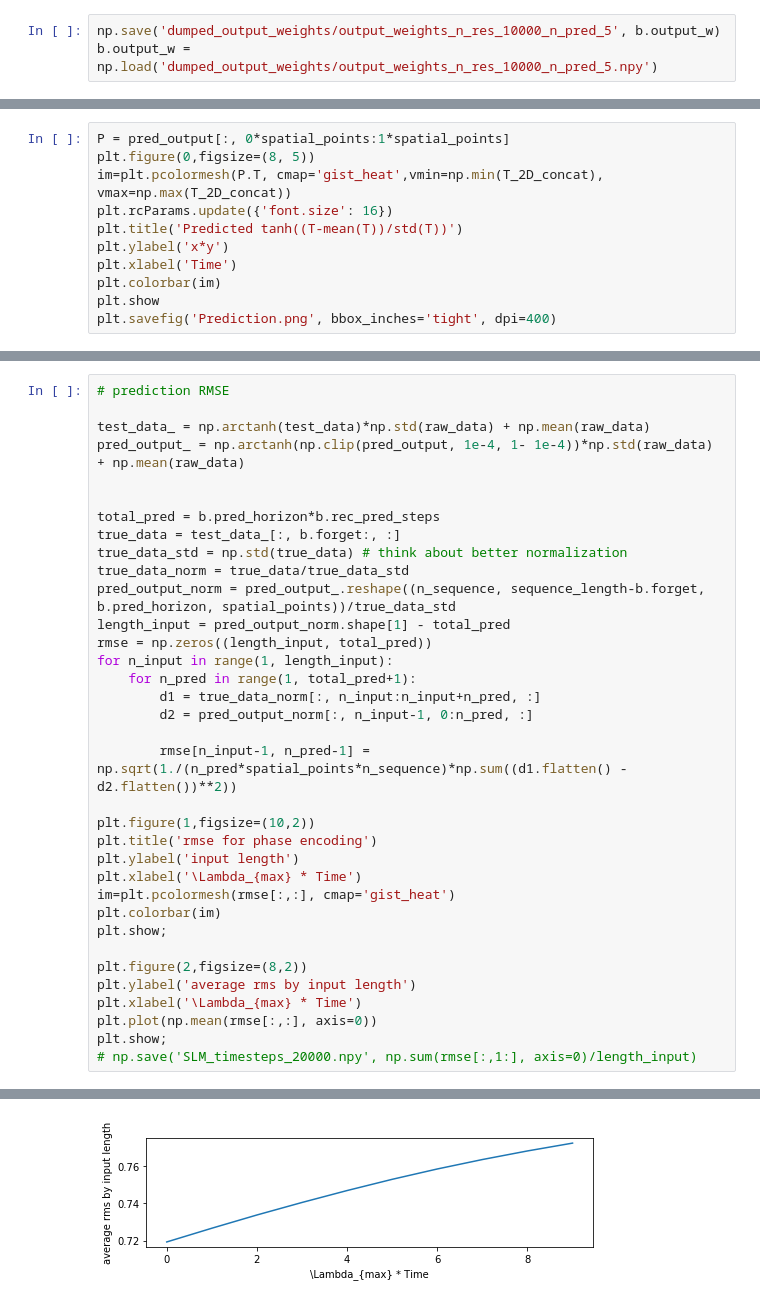
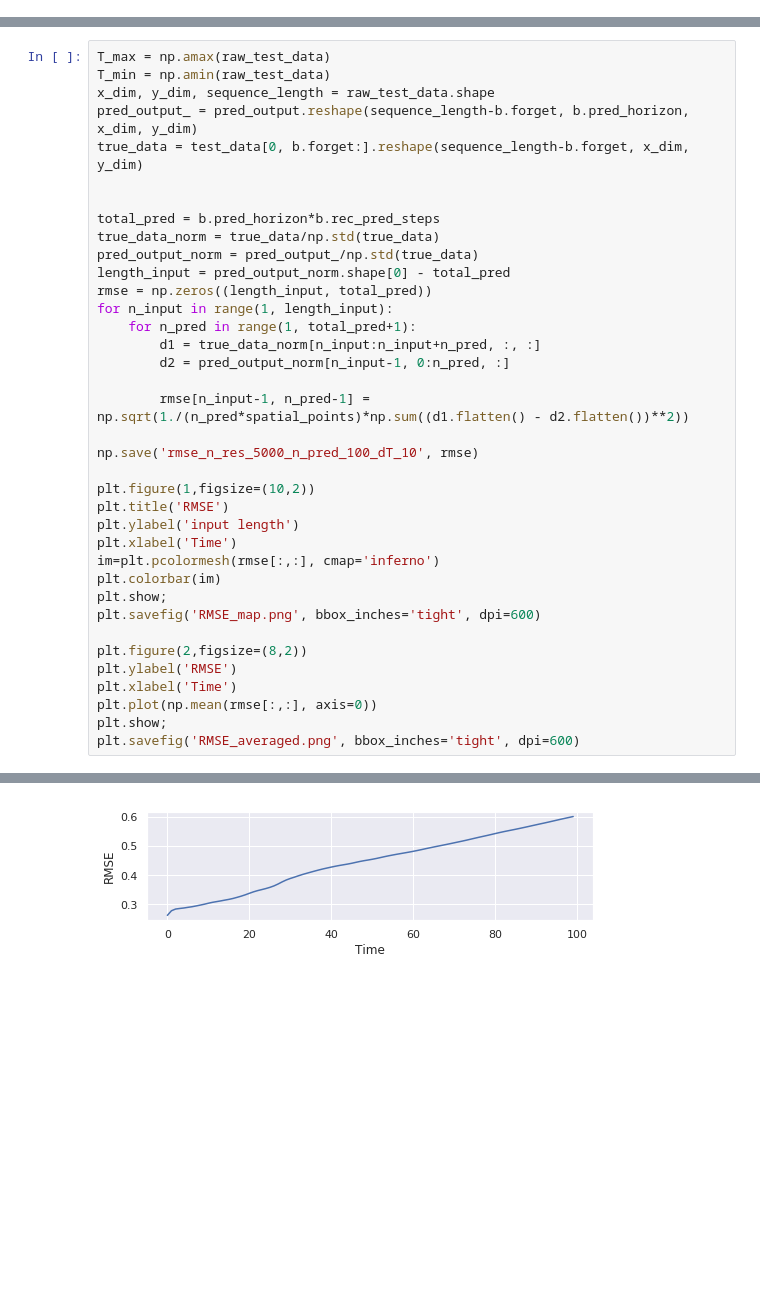
Before and after one commit to jon-dong/reservoir-computing-python, a Jupyter notebook: convection.ipynb, the cells around one changed output, grey strips where cells are left out. Drawn from its saved outputs; the diff is of its cells as text; blank space fills up the shorter version.

```diff
--- a/convection.ipynb
+++ b/convection.ipynb
@@ -107,3 +130,0 @@ pred_output, valid_score = b.predict_and_score(test_data, detailed_score=True)
-# %%
-np.save('dumped_output_weights/output_weights_n_res_10000_n_pred_5', b.output_w)
-b.output_w = np.load('dumped_output_weights/output_weights_n_res_10000_n_pred_5.npy')
@@ -219,11 +175,0 @@ plt.savefig('Test.png', bbox_inches='tight', dpi=400)
-# %%
-P = pred_output[:, 0*spatial_points:1*spatial_points]
-plt.figure(0,figsize=(8, 5))
-im=plt.pcolormesh(P.T, cmap='gist_heat',vmin=np.min(T_2D_concat), vmax=np.max(T_2D_concat))
-plt.rcParams.update({'font.size': 16})
-plt.title('Predicted tanh((T-mean(T))/std(T))')
-plt.ylabel('x*y')
-plt.xlabel('Time')
-plt.colorbar(im)
-plt.show
-plt.savefig('Prediction.png', bbox_inches='tight', dpi=400)
@@ -236,36 +226,38 @@ np.std(true_data)
 # %%
-# prediction RMSE
-
-test_data_ = np.arctanh(test_data)*np.std(raw_data) + np.mean(raw_data)
-pred_output_ = np.arctanh(np.clip(pred_output, 1e-4, 1- 1e-4))*np.std(raw_data) + np.mean(raw_data)
+T_max = np.amax(raw_test_data)
+T_min = np.amin(raw_test_data)
+x_dim, y_dim, sequence_length = raw_test_data.shape
+pred_output_ = pred_output.reshape(sequence_length-b.forget, b.pred_horizon, x_dim, y_dim)
+true_data = test_data[0, b.forget:].reshape(sequence_length-b.forget, x_dim, y_dim)
 
 
 total_pred = b.pred_horizon*b.rec_pred_steps
-true_data = test_data_[:, b.forget:, :]
-true_data_std = np.std(true_data) # think about better normalization
-true_data_norm = true_data/true_data_std
-pred_output_norm = pred_output_.reshape((n_sequence, sequence_length-b.forget, b.pred_horizon, spatial_points))/true_data_std
-length_input = pred_output_norm.shape[1] - total_pred
+true_data_norm = true_data/np.std(true_data)
+pred_output_norm = pred_output_/np.std(true_data)
+length_input = pred_output_norm.shape[0] - total_pred
 rmse = np.zeros((length_input, total_pred))
 for n_input in range(1, length_input):
     for n_pred in range(1, total_pred+1):
-        d1 = true_data_norm[:, n_input:n_input+n_pred, :]
-        d2 = pred_output_norm[:, n_input-1, 0:n_pred, :]
+        d1 = true_data_norm[n_input:n_input+n_pred, :, :]
+        d2 = pred_output_norm[n_input-1, 0:n_pred, :]
 
-        rmse[n_input-1, n_pred-1] = np.sqrt(1./(n_pred*spatial_points*n_sequence)*np.sum((d1.flatten() - d2.flatten())**2))
+        rmse[n_input-1, n_pred-1] = np.sqrt(1./(n_pred*spatial_points)*np.sum((d1.flatten() - d2.flatten())**2))
+
+np.save('rmse_n_res_5000_n_pred_100_dT_10', rmse)
 
 plt.figure(1,figsize=(10,2))
-plt.title('rmse for phase encoding')
+plt.title('RMSE')
 plt.ylabel('input length')
-plt.xlabel('\Lambda_{max} * Time')
-im=plt.pcolormesh(rmse[:,:], cmap='gist_heat')
+plt.xlabel('Time')
+im=plt.pcolormesh(rmse[:,:], cmap='inferno')
 plt.colorbar(im)
 plt.show;
+plt.savefig('RMSE_map.png', bbox_inches='tight', dpi=600)
 
 plt.figure(2,figsize=(8,2))
-plt.ylabel('average rms by input length')
-plt.xlabel('\Lambda_{max} * Time')
+plt.ylabel('RMSE')
+plt.xlabel('Time')
 plt.plot(np.mean(rmse[:,:], axis=0))
 plt.show;
-# np.save('SLM_timesteps_20000.npy', np.sum(rmse[:,1:], axis=0)/length_input)
+plt.savefig('RMSE_averaged.png', bbox_inches='tight', dpi=600)
 # %% [output]
@@ -273 +265 @@ plt.show;
-[figure, old version]
+[figure, new version]
```
Also changed, not shown: parts of 22 cells of this notebook.
